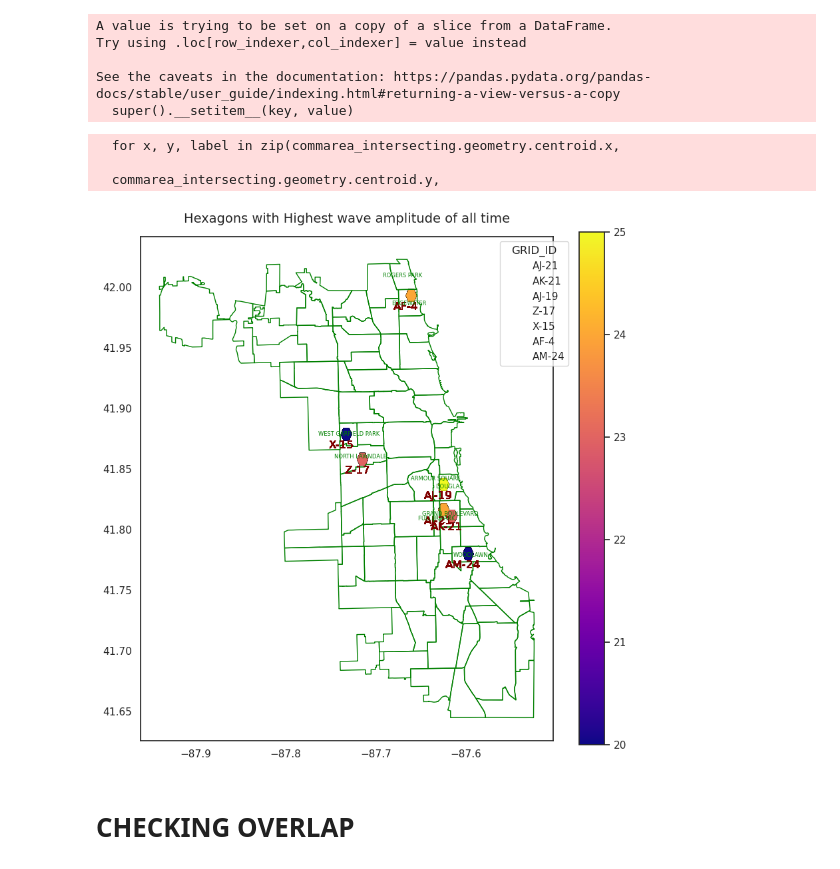
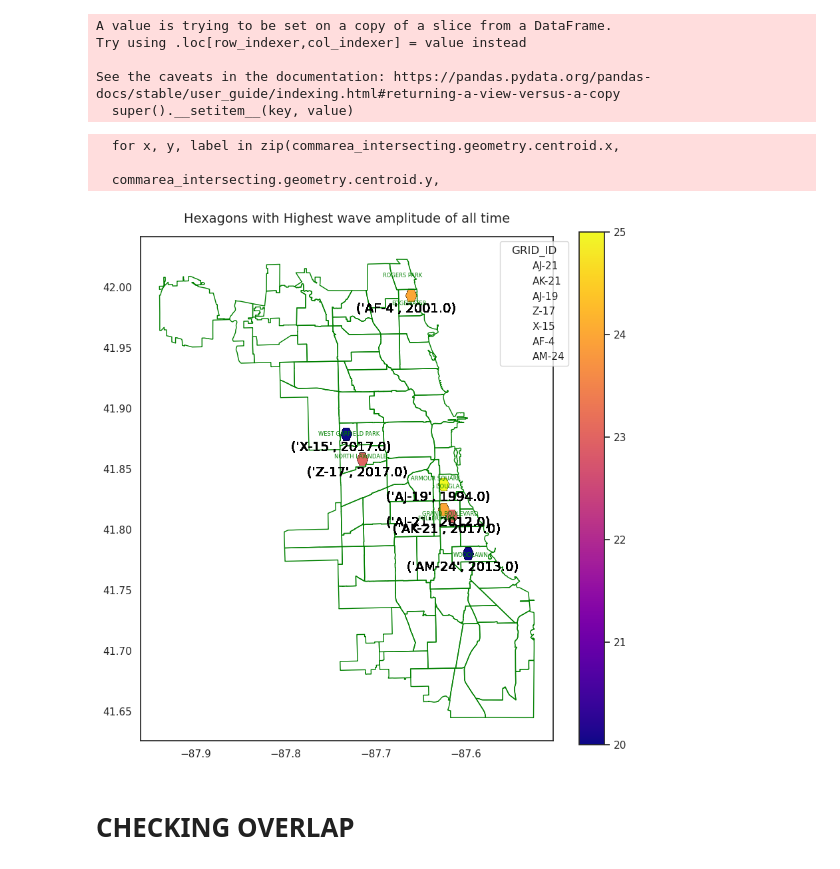
Before and after one commit to uchicago-justice-project/decreasing-homicide-waves, a Jupyter notebook: hom_decrease.ipynb, the cells around one changed output. Drawn from its saved outputs; the diff is of its cells as text; code cells hidden in the pictures.

```diff
--- a/hom_decrease.ipynb
+++ b/hom_decrease.ipynb
@@ -540,11 +540,12 @@ sns.set_style(rc={'axes.facecolor':'white', 'figure.facecolor': 'white'})
 outlier.plot(column="longest_gap", cmap="plasma", edgecolor="black", linewidth=0.1, legend=True, ax=ax)
 ax.set_title("Hexagons Longest Gaps Without a Homicide Wave Statistical Outliers", fontsize=14, pad=15)
 
-for geo, label in zip(outlier.geometry,
-                        outlier.GRID_ID):
+for geo, label, end in zip(outlier.geometry,
+                        outlier.GRID_ID,
+                        outlier.last_wave_end):
     x_min, y_min, x_max, y_max = geo.bounds
-    ax.text(x_min, y_min, label,
-             fontsize=12, color='maroon', ha="center", va="top", weight="light", wrap=True)
+    ax.text(x_min, y_min, (label, end),
+             fontsize=14, color='black', ha="center", va="top", weight="light", wrap=True)
 #ax.annotate("Note: Hexagons where bldg_ct = 0 have been excluded in this visualization", xy=(0.5, -0.1), xycoords="axes fraction", ha="center", fontsize=10)
 
 commarea.plot(facecolor="none", edgecolor="green", linewidth=1, ax=ax)
@@ -688,38 +689,39 @@ sns.set_style(rc={'axes.facecolor':'white', 'figure.facecolor': 'white'})
 # Plot all hexagons colored by longest_gap
 top_amp.plot(column="max_amp", cmap="plasma", edgecolor="black", linewidth=0.1, legend=True, ax=ax)
 ax.set_title("Hexagons with Highest wave amplitude of all time", fontsize=14, pad=15)
 
-for geo, label in zip(top_amp.geometry,
-                        top_amp.GRID_ID):
+for geo, label, end in zip(top_amp.geometry,
+                        top_amp.GRID_ID,
+                        top_amp.last_wave_end):
     x_min, y_min, x_max, y_max = geo.bounds
-    ax.text(x_min, y_min, label,
-             fontsize=12, color='maroon' , ha="center", va="top", weight="light", wrap=True)
+    ax.text(x_min, y_min, (label, end),
+             fontsize=14, color='black' , ha="center", va="top", weight="light", wrap=True)
 #ax.annotate("Note: Hexagons where bldg_ct = 0 have been excluded in this visualization", xy=(0.5, -0.1), xycoords="axes fraction", ha="center", fontsize=10)
 
 commarea.plot(facecolor="none", edgecolor="green", linewidth=1, ax=ax)
 
 # Filter for communities that intersect with anomaly hexagons
 commarea_intersecting = commarea[commarea.geometry.apply(lambda g: top_amp.geometry.intersects(g).any())]
 
 # Add labels for only the intersecting communities
 for x, y, label in zip(commarea_intersecting.geometry.centroid.x,
                         commarea_intersecting.geometry.centroid.y,
                         commarea_intersecting["COMMUNITY"]):
     ax.text(x, y, label, fontsize=6, color="green", ha="center", va="center")
 
 unique_ids = top_amp["GRID_ID"].unique()
 
 handles = [plt.Line2D([0], [0], linestyle='', label=grid_id) for grid_id in unique_ids]
 plt.legend(handles=handles, title="GRID_ID", bbox_to_anchor=(1.05, 1), loc='upper right')
 
 plt.savefig('viz/wave_amplitude_outliers.png')
 
 plt.show()
 # %% [output]
   for x, y, label in zip(commarea_intersecting.geometry.centroid.x,
 
   commarea_intersecting.geometry.centroid.y,
-[figure, old version]
+[figure, new version]
 # %%
 outlier.to_csv('gap_outliers.csv')
 # %%
```
Also changed, not shown: parts of 7 cells of this notebook, 13 other files.
